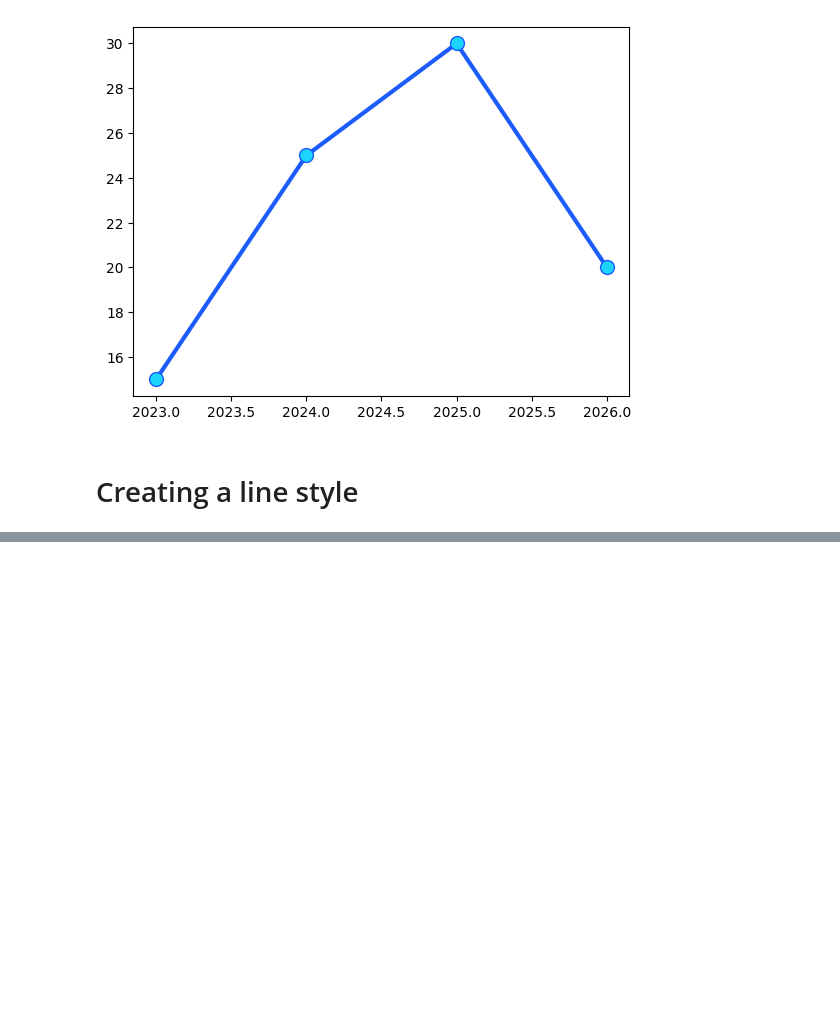
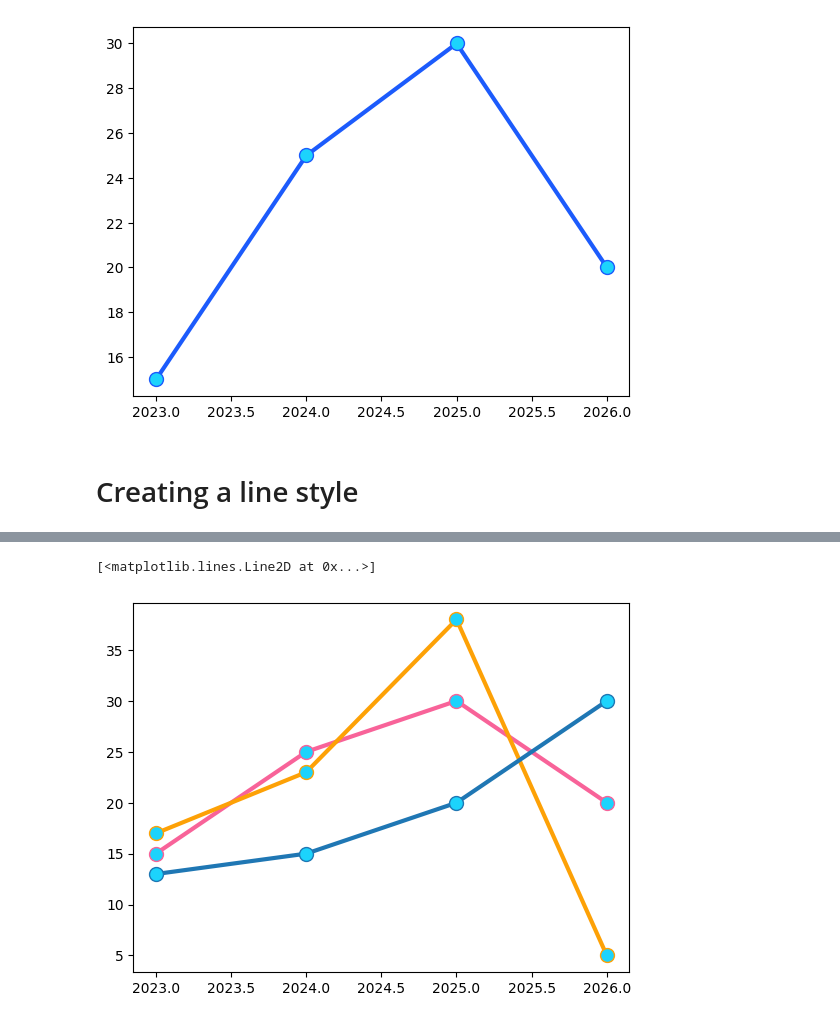
Before and after one commit to a4-adityaa/Data-Science-Fundamentals, a Jupyter notebook: Matplotlib.ipynb, the cells around one changed output, grey strips where cells are left out. Cells and saved outputs as stored; diff of their text form; code cells hidden in the pictures; blank space fills up the shorter version.

```diff
--- a/Matplotlib.ipynb
+++ b/Matplotlib.ipynb
@@ -50,0 +50,8 @@ plt.plot(x,y2, **line_style)
+# %%
+y3= [13, 15, 20, 30]
+plt.plot(x,y1, color= "#f86399", **line_style)
+plt.plot(x,y2, color="#fda106" ,**line_style)
+plt.plot(x,y3, **line_style)
+# %% [output]
+[<matplotlib.lines.Line2D at 0x...>]
+[figure, added]
```
Also changed, not shown: parts of 3 cells of this notebook.
